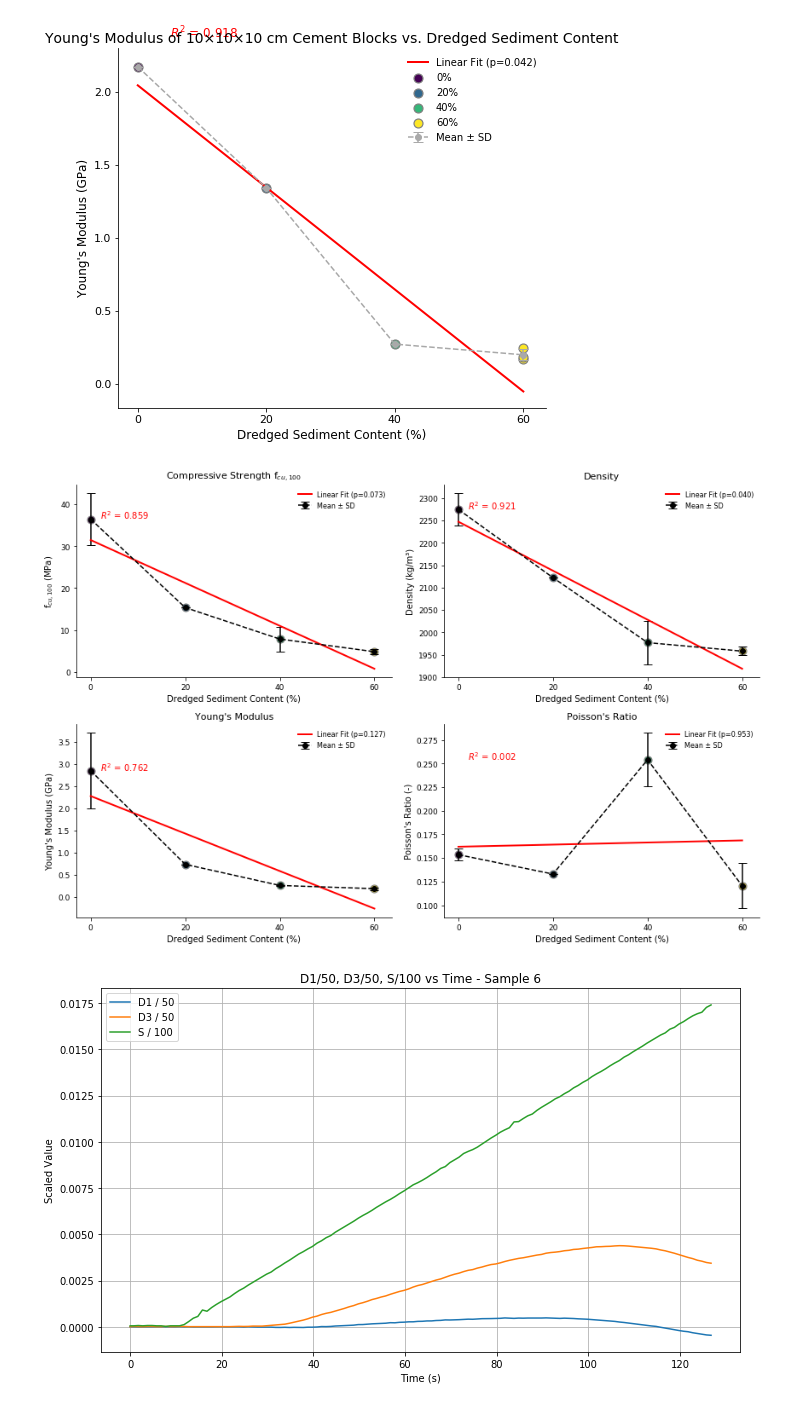
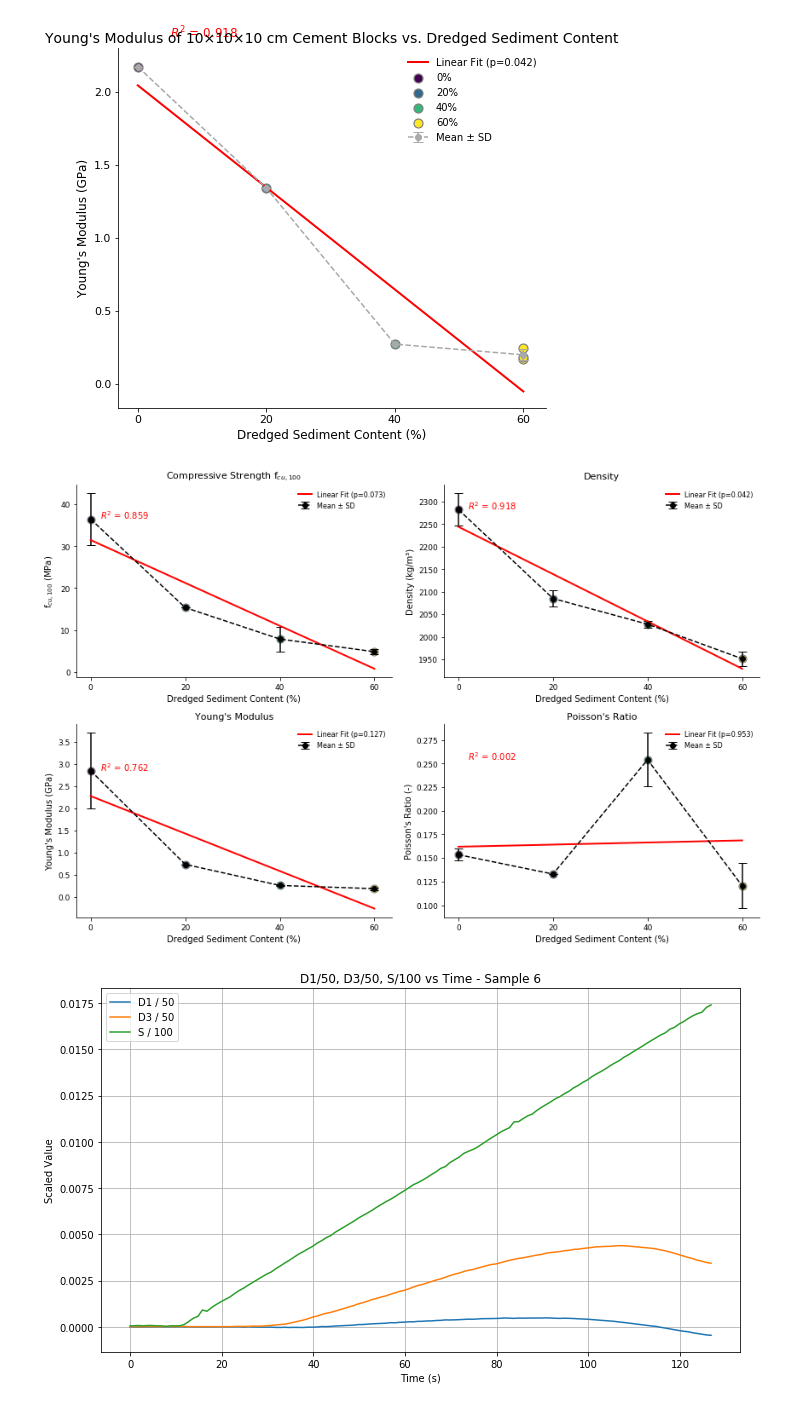
Before and after one commit to ThomasPennockTU/Thesis_Repository, a Jupyter notebook: workfolder/Material strength tests/material_strength_test.ipynb, the cells around one changed output. Saved outputs shown, nothing was run; the diff lists cells and outputs as text; code cells hidden in the pictures.

```diff
--- a/workfolder/Material strength tests/material_strength_test.ipynb
+++ b/workfolder/Material strength tests/material_strength_test.ipynb
@@ -3685,10 +5011,10 @@ data_fcu = {
 
 # Density data (replace with your real values!)
 data_density = {
-    0:  [2324.76, 2239.88, 2258.78, 2274.23],
-    20: [2122.10],
-    40: [1947.37, 1951.36, 2032.58],
-    60: [1962.80, 1964.49, 1947.01],
+    0:  [2315.25, 2324.76, 2239.88, 2258.78, 2274.23],
+    20: [2091.08, 2105.57, 2089.83, 2080.14, 2058.62],
+    40: [2028.51, 2020.77, 2032.58, 2021.18, 2036.92],
+    60: [1925.40, 1956.64, 1962.80, 1964.49, 1947.01],
 }
 
 # --------------------------
@@ -3783,34 +5109,34 @@ plot_sub(
     axs[0, 1],
     x_density,
     mean_density,
     std_density,
     ylabel='Density (kg/m³)',
     title='Density'
 )
 
 plot_sub(
     axs[1, 0],
     x_emod,
     mean_emod,
     std_emod,
     ylabel="Young's Modulus (GPa)",
     title="Young's Modulus"
 )
 
 plot_sub(
     axs[1, 1],
     x_poisson,
     mean_poisson,
     std_poisson,
     ylabel="Poisson's Ratio (-)",
     title="Poisson's Ratio"
 )
 
 plt.tight_layout()
 plt.savefig("material_strength_overview.png", dpi=300, bbox_inches='tight')
 plt.show()
 # %% [output]
-[figure, old version]
+[figure, new version]
 # %%
 import pandas as pd
 import matplotlib.pyplot as plt
```
Also changed, not shown: parts of 12 cells of this notebook, 8 other files.
